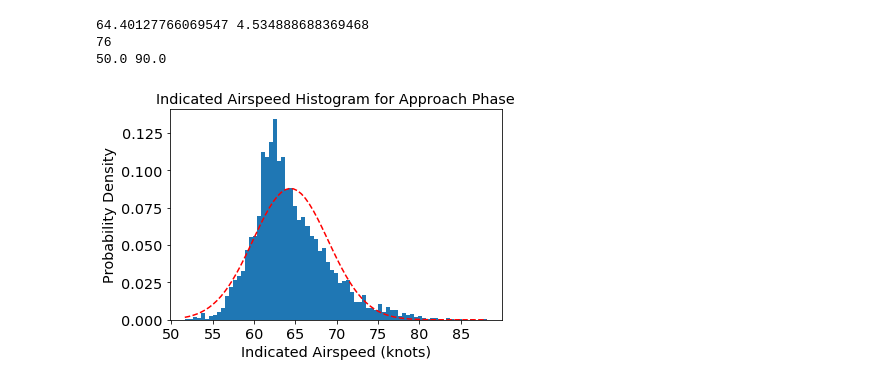
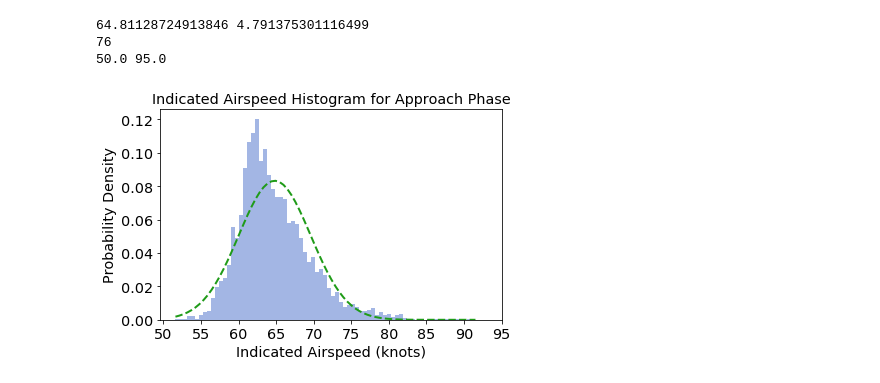
Before and after one commit to KeltonKarboviak/ngafid_cpat, a Jupyter notebook: graphs.ipynb, the cells around one changed output. Drawn from its saved outputs; the diff is of its cells as text; code cells hidden in the pictures.

```diff
--- a/graphs.ipynb
+++ b/graphs.ipynb
@@ -20,4 +20,26 @@ with open('params.txt', 'r') as handle:
     vsis = data['VSI']
     ctrs = data['CTR']
     hdgs = data['HDG']
+
+
+with open('t_params.txt', 'r') as handle:
+    data = json.load(handle)
+    for k, v in data.items():
+        print(k, len(v))
+
+    speed_diffs = data['speed-diffs']
+    agls = data['agl']
+
+
+with open('turn_params.txt', 'r') as handle:
+    data = json.load(handle)
+    for k, v in data.items():
+        print(k, len(v))
+
+    turn_ctrs = data['turn-cross-track-error']
+
+
+with open('scores.txt', 'r') as handle:
+    scores = json.load(handle)
+    print(len(scores))
 # %% [output]
@@ -56,28 +112,28 @@ def make_histogram(data, step, filename, xlabel, ylabel='Probability Density', t
     fig, ax = plt.subplots()
 
     # histogram
-    n, bins, patches = ax.hist(data, num_bins, density=1)
+    n, bins, patches = ax.hist(data, num_bins, density=1, color='#A3B6E4')
 
     print(len(bins))
 
     # 'best fit' line
     y = ((1 / (np.sqrt(2 * np.pi) * sigma)) * np.exp(-0.5 * (1 / sigma * (bins - mu))**2))
-    ax.plot(bins, y, '--', color='red')
+    ax.plot(bins, y, '--', color='#1F9B18', linewidth=2)
     ax.set_xlabel(xlabel)
     ax.set_ylabel(ylabel)
     ax.set_title(title)
 
     start, end = rounddown(min(data), step), roundup(max(data), step)
-    plt.xticks(np.arange(start, end, step))
+    plt.xticks(np.arange(start, end+step, step))
     print(start, end)
 
     fig.tight_layout()
     fig.savefig(filename, dpi=300, format='png')
     plt.show()
 # %%
-make_histogram(iass, 5.0, 'ias_hist.png', 'Indicated Airspeed (knots)', title='Indicated Airspeed Histogram for Approach Phase')
+make_histogram(iass, 5.0, 'orig_ias_hist.png', 'Indicated Airspeed (knots)', title='Indicated Airspeed Histogram for Approach Phase')
 # %% [output]
-64.40127766069547 4.534888688369468
+64.81128724913846 4.791375301116499
 76
-50.0 90.0
+50.0 95.0
-[figure, old version]
+[figure, new version]
```
Also changed, not shown: parts of 15 cells of this notebook.
